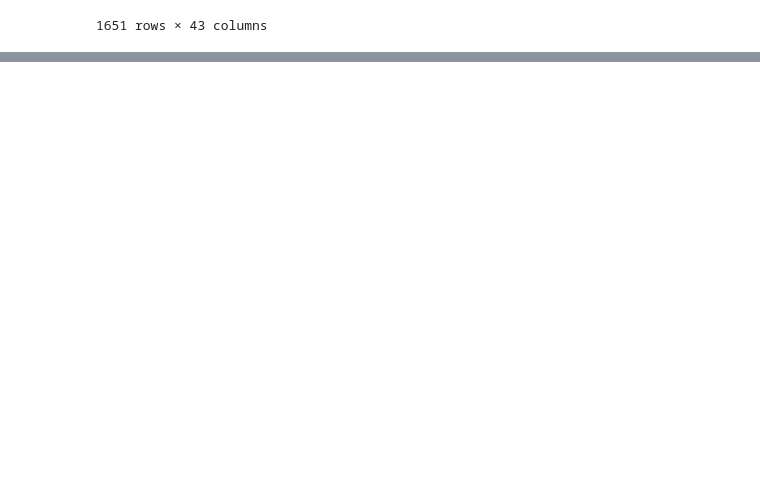
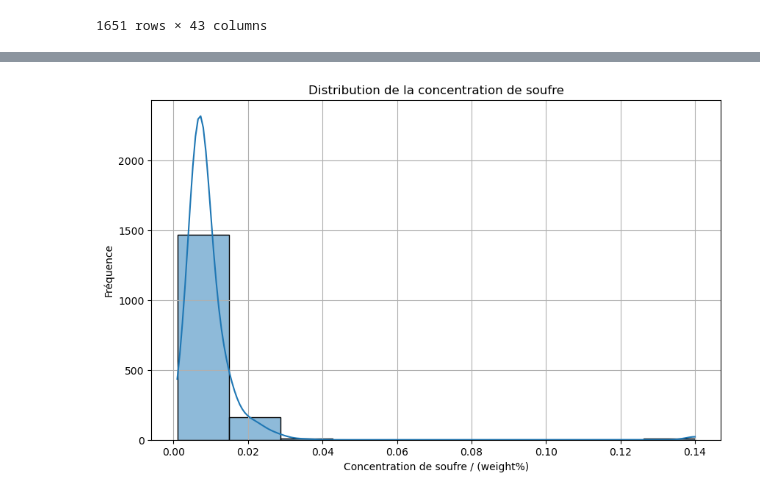
Before and after one commit to Saad123654/ProjectAppauto, a Jupyter notebook: notebook.ipynb, the cells around one changed output, grey strips where cells are left out. Drawn from its saved outputs; the diff is of its cells as text; code cells hidden in the pictures; blank space fills up the shorter version.

```diff
--- a/notebook.ipynb
+++ b/notebook.ipynb
@@ -121,0 +129,2 @@ df.set_index(['Weld ID'])
+# %%
+df.replace("N", np.nan, inplace=True)
@@ -121,0 +176,11 @@ df.set_index(['Weld ID'])
+# %%
+# Tracer le graphique de distribution
+plt.figure(figsize=(10, 6))
+sns.histplot(df['Sulphur concentration / (weight%)'], bins=10, kde=True)
+plt.title('Distribution de la concentration de soufre')
+plt.xlabel('Concentration de soufre / (weight%)')
+plt.ylabel('Fréquence')
+plt.grid(True)
+plt.show()
+# %% [output]
+[figure, added]
```
Also changed, not shown: parts of 16 cells of this notebook, 1 other file.
